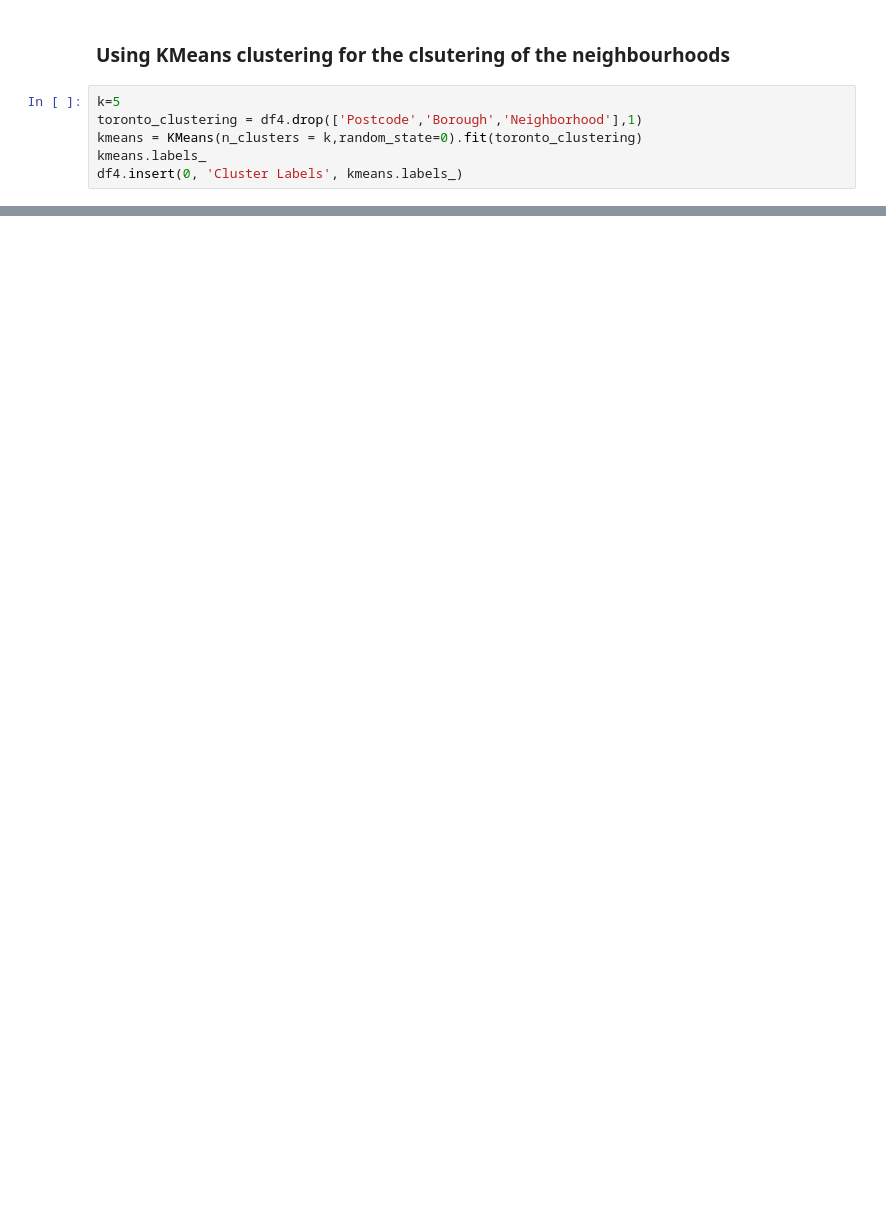
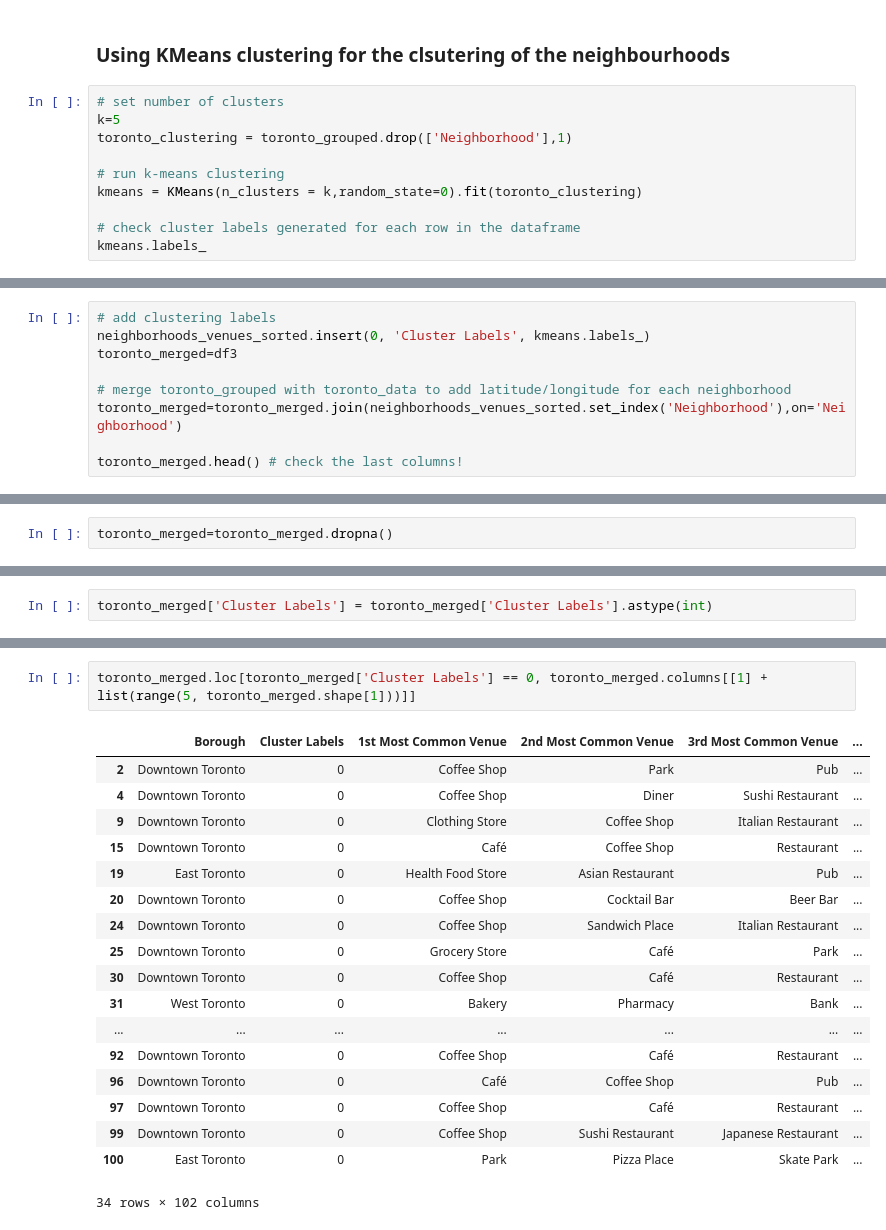
Before and after one commit to SunilDaware/Segmenting-and-Clustering-Neighbourhoods-in-Toronto, a Jupyter notebook: Neighborhood Segmentation and Clustering- Toronto.ipynb, the cells around one changed output, grey strips where cells are left out. Cells and saved outputs as stored; diff of their text form; blank space fills up the shorter version.

```diff
--- a/Neighborhood Segmentation and Clustering- Toronto.ipynb
+++ b/Neighborhood Segmentation and Clustering- Toronto.ipynb
@@ -219,8 +387,12 @@ map_toronto
 # %% [markdown]
 <h3>Using KMeans clustering for the clsutering of the neighbourhoods</h3>
 # %%
+# set number of clusters
 k=5
-toronto_clustering = df4.drop(['Postcode','Borough','Neighborhood'],1)
+toronto_clustering = toronto_grouped.drop(['Neighborhood'],1)
+
+# run k-means clustering
 kmeans = KMeans(n_clusters = k,random_state=0).fit(toronto_clustering)
+
+# check cluster labels generated for each row in the dataframe
 kmeans.labels_
-df4.insert(0, 'Cluster Labels', kmeans.labels_)
@@ -246,0 +402,9 @@ df4
+# %%
+# add clustering labels
+neighborhoods_venues_sorted.insert(0, 'Cluster Labels', kmeans.labels_)
+toronto_merged=df3
+
+# merge toronto_grouped with toronto_data to add latitude/longitude for each neighborhood
+toronto_merged=toronto_merged.join(neighborhoods_venues_sorted.set_index('Neighborhood'),on='Neighborhood')
+
+toronto_merged.head() # check the last columns!
@@ -246,0 +421,2 @@ df4
+# %%
+toronto_merged=toronto_merged.dropna()
@@ -247 +433,3 @@ df4
+# %%
+toronto_merged['Cluster Labels'] = toronto_merged['Cluster Labels'].astype(int)
 # %%
@@ -274,0 +489,21 @@ map_clusters
+# %%
+toronto_merged.loc[toronto_merged['Cluster Labels'] == 0, toronto_merged.columns[[1] + list(range(5, toronto_merged.shape[1]))]]
+# %% [output]
+|  | Borough | Cluster Labels | 1st Most Common Venue | 2nd Most Common Venue | 3rd Most Common Venue | ... |
+| 2 | Downtown Toronto | 0 | Coffee Shop | Park | Pub | ... |
+| 4 | Downtown Toronto | 0 | Coffee Shop | Diner | Sushi Restaurant | ... |
+| 9 | Downtown Toronto | 0 | Clothing Store | Coffee Shop | Italian Restaurant | ... |
+| 15 | Downtown Toronto | 0 | Café | Coffee Shop | Restaurant | ... |
+| 19 | East Toronto | 0 | Health Food Store | Asian Restaurant | Pub | ... |
+| 20 | Downtown Toronto | 0 | Coffee Shop | Cocktail Bar | Beer Bar | ... |
+| 24 | Downtown Toronto | 0 | Coffee Shop | Sandwich Place | Italian Restaurant | ... |
+| 25 | Downtown Toronto | 0 | Grocery Store | Café | Park | ... |
+| 30 | Downtown Toronto | 0 | Coffee Shop | Café | Restaurant | ... |
+| 31 | West Toronto | 0 | Bakery | Pharmacy | Bank | ... |
+| ... | ... | ... | ... | ... | ... | ... |
+| 92 | Downtown Toronto | 0 | Coffee Shop | Café | Restaurant | ... |
+| 96 | Downtown Toronto | 0 | Café | Coffee Shop | Pub | ... |
+| 97 | Downtown Toronto | 0 | Coffee Shop | Café | Restaurant | ... |
+| 99 | Downtown Toronto | 0 | Coffee Shop | Sushi Restaurant | Japanese Restaurant | ... |
+| 100 | East Toronto | 0 | Park | Pizza Place | Skate Park | ... |
+34 rows × 102 columns
```
Also changed, not shown: parts of 33 cells of this notebook.
